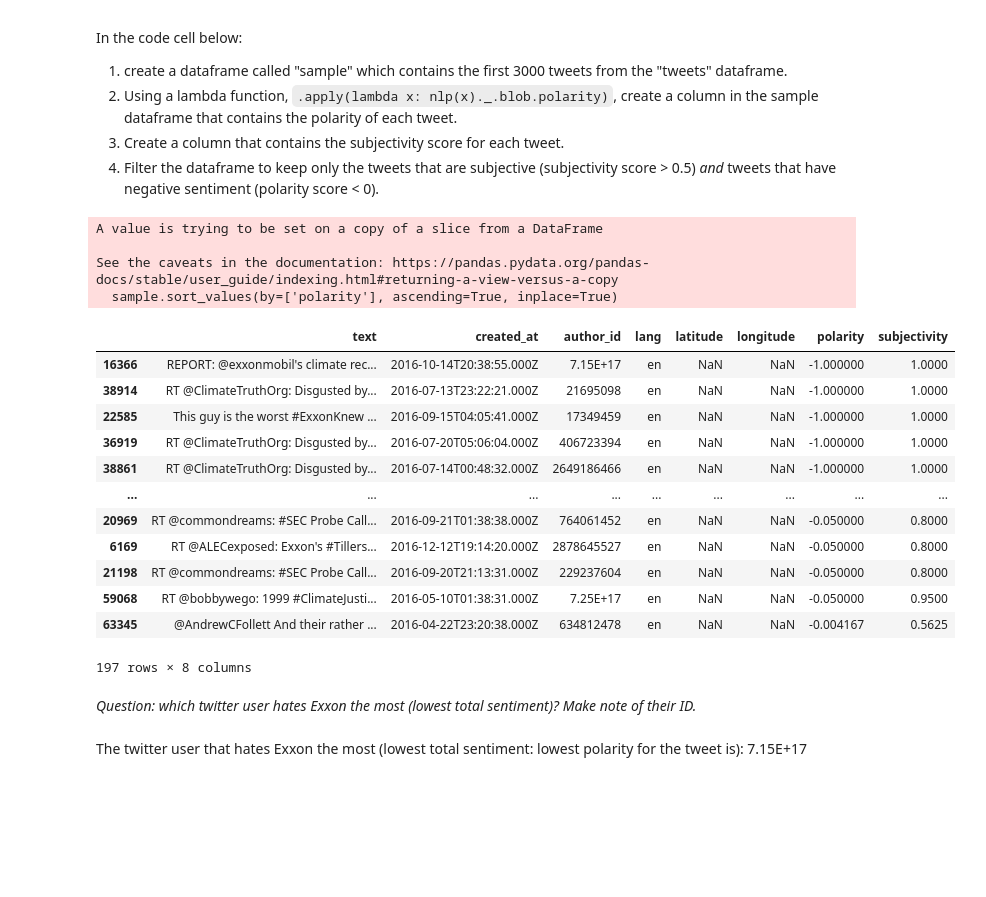
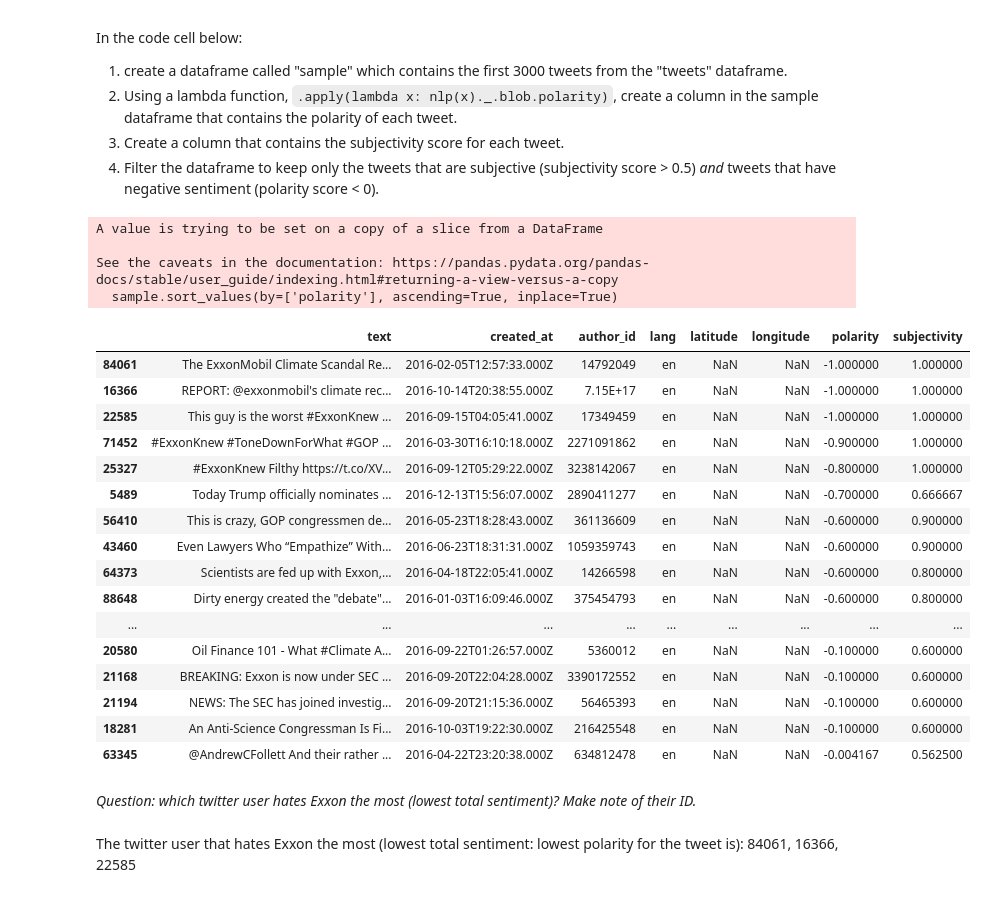
Before and after one commit to jacquelinechesher/QM2-real, a Jupyter notebook: W4_Natural_Language_Processing_Student_Version.ipynb, the cells around one changed output. Drawn from its saved outputs; the diff is of its cells as text; code cells hidden in the pictures; blank space fills up the shorter version.

```diff
--- a/W4_Natural_Language_Processing_Student_Version.ipynb
+++ b/W4_Natural_Language_Processing_Student_Version.ipynb
@@ -677,37 +669,46 @@ In the code cell below:
 # %%
 sample = tweets.head(3000).copy()
 
 import spacy
 from spacytextblob.spacytextblob import SpacyTextBlob
+
+import re
+retweet_identify = r'^RT @'
+is_retweet = sample['text'].str.contains(retweet_identify, flags=re.IGNORECASE)
+sample = sample[~is_retweet]
 
 nlp = spacy.load("en_core_web_sm")
 nlp.add_pipe("spacytextblob")
 
 sample['polarity'] = sample['text'].apply(lambda x: nlp(x)._.blob.polarity)
 sample['subjectivity'] = sample['text'].apply(lambda x: nlp(x)._.blob.subjectivity)
 sample = sample[(sample['subjectivity'] > 0.5) & (sample['polarity'] < 0)]
 
 sample.sort_values(by=['polarity'], ascending=True, inplace=True)
 sample
 # %% [output]
 A value is trying to be set on a copy of a slice from a DataFrame
 
 See the caveats in the documentation: https://pandas.pydata.org/pandas-docs/stable/user_guide/indexing.html#returning-a-view-versus-a-copy
   sample.sort_values(by=['polarity'], ascending=True, inplace=True)
 |  | text | created_at | author_id | lang | latitude | longitude | polarity | subjectivity |
-| 16366 | REPORT: @exxonmobil's climate rec... | 2016-10-14T20:38:55.000Z | 7.15E+17 | en | NaN | NaN | -1.000000 | 1.0000 |
-| 38914 | RT @ClimateTruthOrg: Disgusted by... | 2016-07-13T23:22:21.000Z | 21695098 | en | NaN | NaN | -1.000000 | 1.0000 |
-| 22585 | This guy is the worst #ExxonKnew ... | 2016-09-15T04:05:41.000Z | 17349459 | en | NaN | NaN | -1.000000 | 1.0000 |
-| 36919 | RT @ClimateTruthOrg: Disgusted by... | 2016-07-20T05:06:04.000Z | 406723394 | en | NaN | NaN | -1.000000 | 1.0000 |
-| 38861 | RT @ClimateTruthOrg: Disgusted by... | 2016-07-14T00:48:32.000Z | 2649186466 | en | NaN | NaN | -1.000000 | 1.0000 |
+| 84061 | The ExxonMobil Climate Scandal Re... | 2016-02-05T12:57:33.000Z | 14792049 | en | NaN | NaN | -1.000000 | 1.000000 |
+| 16366 | REPORT: @exxonmobil's climate rec... | 2016-10-14T20:38:55.000Z | 7.15E+17 | en | NaN | NaN | -1.000000 | 1.000000 |
+| 22585 | This guy is the worst #ExxonKnew ... | 2016-09-15T04:05:41.000Z | 17349459 | en | NaN | NaN | -1.000000 | 1.000000 |
+| 71452 | #ExxonKnew #ToneDownForWhat #GOP ... | 2016-03-30T16:10:18.000Z | 2271091862 | en | NaN | NaN | -0.900000 | 1.000000 |
+| 25327 | #ExxonKnew Filthy https://t.co/XV... | 2016-09-12T05:29:22.000Z | 3238142067 | en | NaN | NaN | -0.800000 | 1.000000 |
+| 5489 | Today Trump officially nominates ... | 2016-12-13T15:56:07.000Z | 2890411277 | en | NaN | NaN | -0.700000 | 0.666667 |
+| 56410 | This is crazy, GOP congressmen de... | 2016-05-23T18:28:43.000Z | 361136609 | en | NaN | NaN | -0.600000 | 0.900000 |
+| 43460 | Even Lawyers Who “Empathize” With... | 2016-06-23T18:31:31.000Z | 1059359743 | en | NaN | NaN | -0.600000 | 0.900000 |
+| 64373 | Scientists are fed up with Exxon,... | 2016-04-18T22:05:41.000Z | 14266598 | en | NaN | NaN | -0.600000 | 0.800000 |
+| 88648 | Dirty energy created the "debate"... | 2016-01-03T16:09:46.000Z | 375454793 | en | NaN | NaN | -0.600000 | 0.800000 |
 | ... | ... | ... | ... | ... | ... | ... | ... | ... |
-| 20969 | RT @commondreams: #SEC Probe Call... | 2016-09-21T01:38:38.000Z | 764061452 | en | NaN | NaN | -0.050000 | 0.8000 |
-| 6169 | RT @ALECexposed: Exxon's #Tillers... | 2016-12-12T19:14:20.000Z | 2878645527 | en | NaN | NaN | -0.050000 | 0.8000 |
-| 21198 | RT @commondreams: #SEC Probe Call... | 2016-09-20T21:13:31.000Z | 229237604 | en | NaN | NaN | -0.050000 | 0.8000 |
-| 59068 | RT @bobbywego: 1999 #ClimateJusti... | 2016-05-10T01:38:31.000Z | 7.25E+17 | en | NaN | NaN | -0.050000 | 0.9500 |
-| 63345 | @AndrewCFollett And their rather ... | 2016-04-22T23:20:38.000Z | 634812478 | en | NaN | NaN | -0.004167 | 0.5625 |
+| 20580 | Oil Finance 101 - What #Climate A... | 2016-09-22T01:26:57.000Z | 5360012 | en | NaN | NaN | -0.100000 | 0.600000 |
+| 21168 | BREAKING: Exxon is now under SEC ... | 2016-09-20T22:04:28.000Z | 3390172552 | en | NaN | NaN | -0.100000 | 0.600000 |
+| 21194 | NEWS: The SEC has joined investig... | 2016-09-20T21:15:36.000Z | 56465393 | en | NaN | NaN | -0.100000 | 0.600000 |
+| 18281 | An Anti-Science Congressman Is Fi... | 2016-10-03T19:22:30.000Z | 216425548 | en | NaN | NaN | -0.100000 | 0.600000 |
+| 63345 | @AndrewCFollett And their rather ... | 2016-04-22T23:20:38.000Z | 634812478 | en | NaN | NaN | -0.004167 | 0.562500 |
-197 rows × 8 columns
 # %% [markdown]
 *Question: which twitter user hates Exxon the most (lowest total sentiment)? Make note of their ID.*
 # %% [markdown]
-The twitter user that hates Exxon the most (lowest total sentiment: lowest polarity for the tweet is): 7.15E+17
+The twitter user that hates Exxon the most (lowest total sentiment: lowest polarity for the tweet is): 84061, 16366, 22585
```
Also changed, not shown: parts of 1 cell of this notebook.
